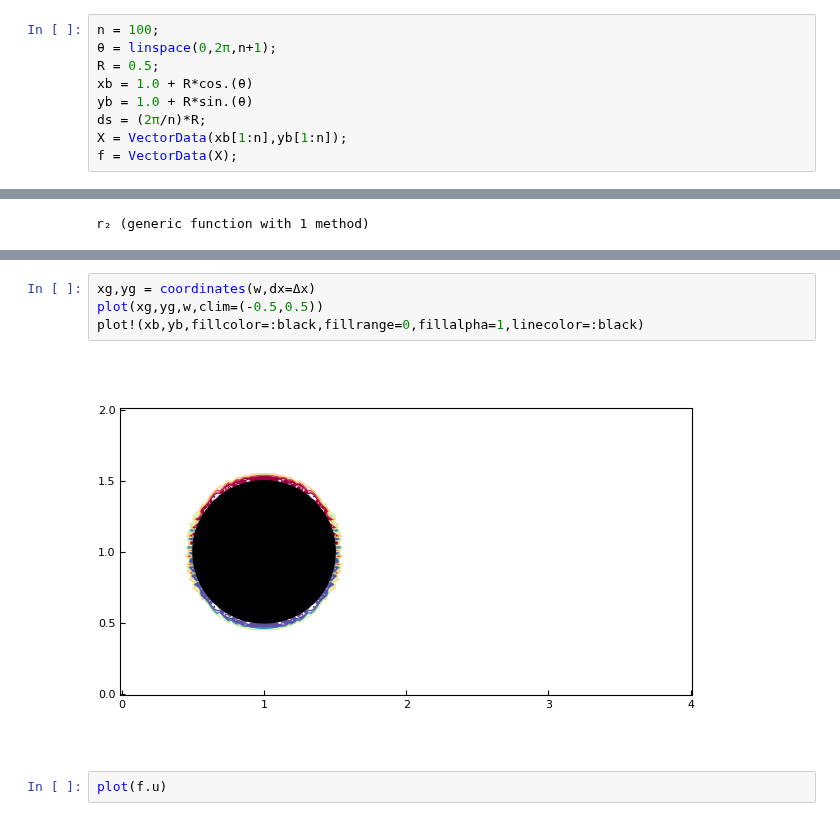
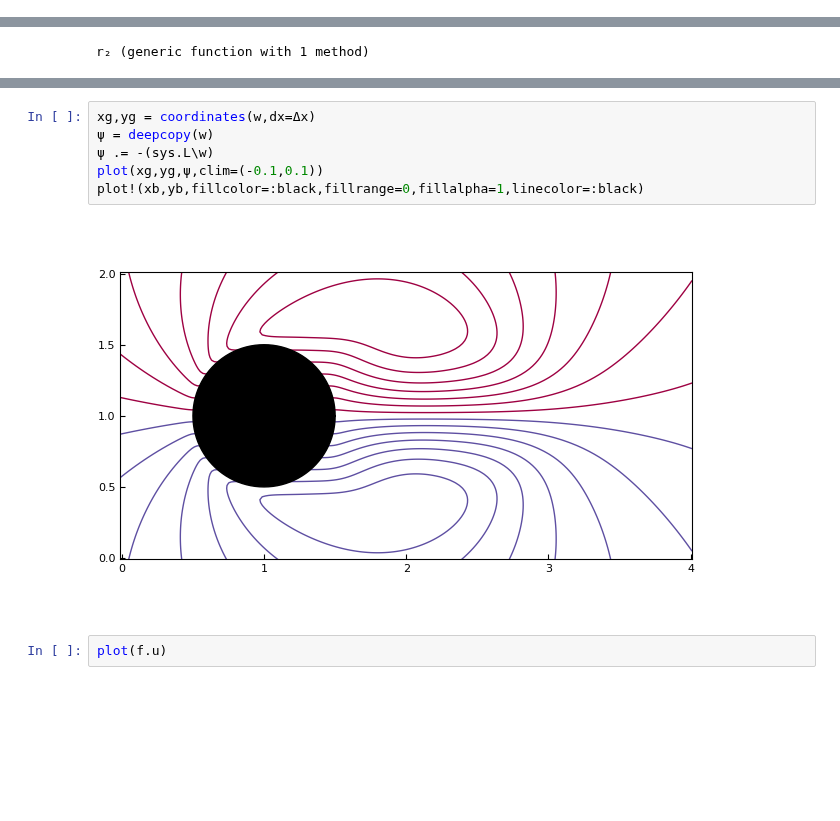
Before and after one commit to JuliaIBPM/ViscousFlow.jl, a Jupyter notebook: examples/Basic Navier-Stokes with a body.ipynb, the cells around one changed output, grey strips where cells are left out. Cells and saved outputs as stored; diff of their text form; blank space fills up the shorter version.

```diff
--- a/examples/Basic Navier-Stokes with a body.ipynb
+++ b/examples/Basic Navier-Stokes with a body.ipynb
@@ -22,12 +22,3 @@ w₀ = Nodes(Dual,(nx,ny));
 q = Edges(Primal,w₀);
 # %% [markdown]
 Set up points on the cylinder
-# %%
-n = 100;
-θ = linspace(0,2π,n+1);
-R = 0.5;
-xb = 1.0 + R*cos.(θ)
-yb = 1.0 + R*sin.(θ)
-ds = (2π/n)*R;
-X = VectorData(xb[1:n],yb[1:n]);
-f = VectorData(X);
@@ -97,9 +221,11 @@ println(t)
 # %%
 xg,yg = coordinates(w,dx=Δx)
-plot(xg,yg,w,clim=(-0.5,0.5))
+ψ = deepcopy(w)
+ψ .= -(sys.L\w)
+plot(xg,yg,ψ,clim=(-0.1,0.1))
 plot!(xb,yb,fillcolor=:black,fillrange=0,fillalpha=1,linecolor=:black)
 # %% [output]
-[figure, old version]
+[figure, new version]
 # %%
 plot(f.u)
 # %% [output]
```
Also changed, not shown: parts of 20 cells of this notebook, 6 other files.
